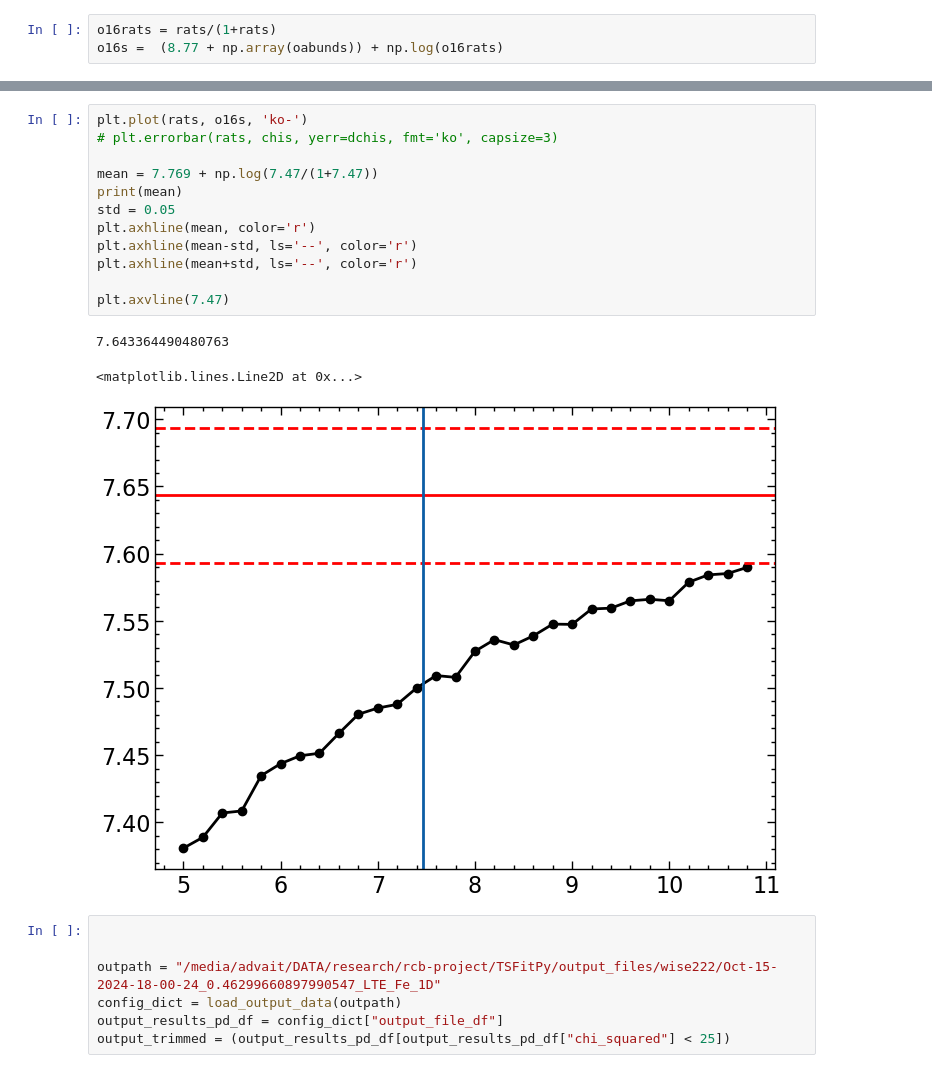
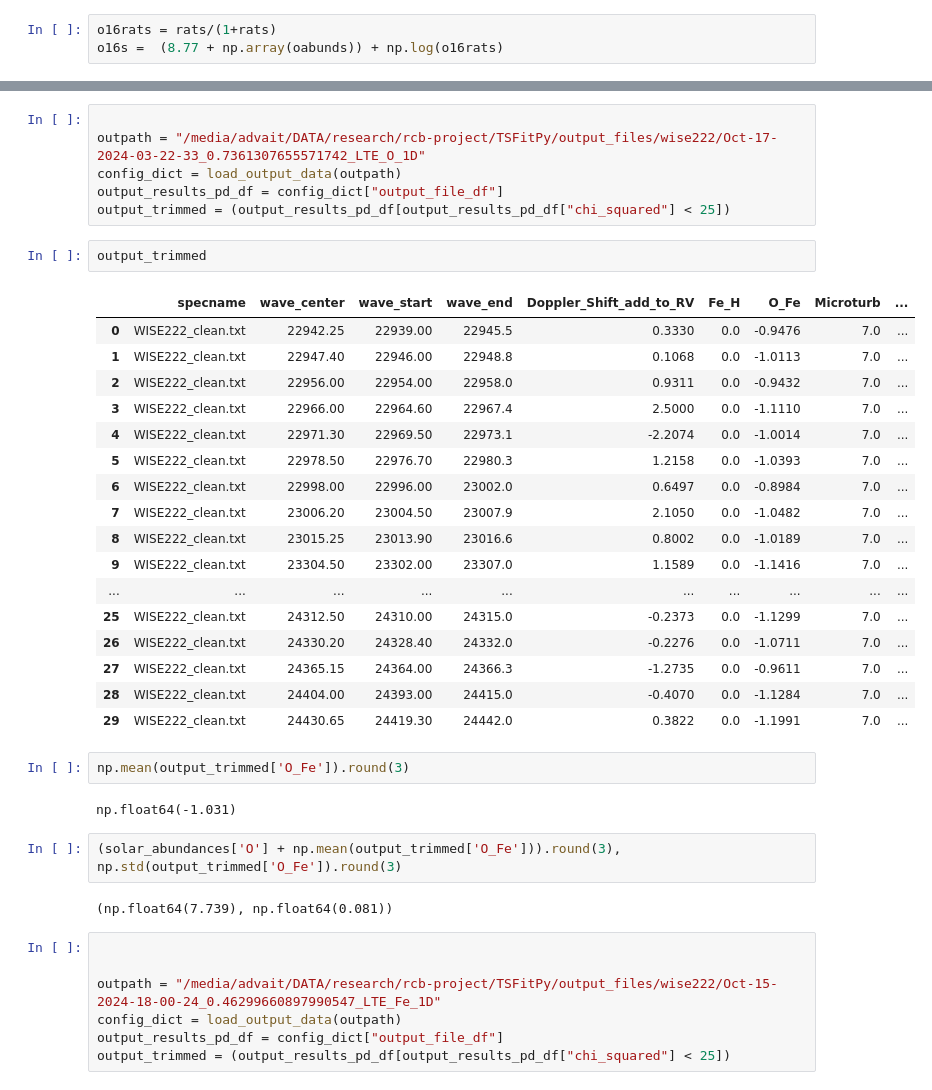
Before and after one commit to advaitmehla/TSFitPy, a Jupyter notebook: plotting_tools/wise222-CN.ipynb, the cells around one changed output, grey strips where cells are left out. Saved outputs shown, nothing was run; the diff lists cells and outputs as text.

```diff
--- a/plotting_tools/wise222-CN.ipynb
+++ b/plotting_tools/wise222-CN.ipynb
@@ -282,19 +312,37 @@ plt.axvline(7.47)
-# %%
-plt.plot(rats, o16s, 'ko-')
-# plt.errorbar(rats, chis, yerr=dchis, fmt='ko', capsize=3)
-
-mean = 7.769 + np.log(7.47/(1+7.47))
-print(mean)
-std = 0.05
-plt.axhline(mean, color='r')
-plt.axhline(mean-std, ls='--', color='r')
-plt.axhline(mean+std, ls='--', color='r')
-
-plt.axvline(7.47)
-# %% [output]
-7.643364490480763
-<matplotlib.lines.Line2D at 0x...>
-[figure, removed]
+# %%
+
+outpath = "/media/advait/DATA/research/rcb-project/TSFitPy/output_files/wise222/Oct-17-2024-03-22-33_0.7361307655571742_LTE_O_1D"
+config_dict = load_output_data(outpath)
+output_results_pd_df = config_dict["output_file_df"]
+output_trimmed = (output_results_pd_df[output_results_pd_df["chi_squared"] < 25])
+# %%
+output_trimmed
+# %% [output]
+|  | specname | wave_center | wave_start | wave_end | Doppler_Shift_add_to_RV | Fe_H | O_Fe | Microturb | ... |
+| 0 | WISE222_clean.txt | 22942.25 | 22939.00 | 22945.5 | 0.3330 | 0.0 | -0.9476 | 7.0 | ... |
+| 1 | WISE222_clean.txt | 22947.40 | 22946.00 | 22948.8 | 0.1068 | 0.0 | -1.0113 | 7.0 | ... |
+| 2 | WISE222_clean.txt | 22956.00 | 22954.00 | 22958.0 | 0.9311 | 0.0 | -0.9432 | 7.0 | ... |
+| 3 | WISE222_clean.txt | 22966.00 | 22964.60 | 22967.4 | 2.5000 | 0.0 | -1.1110 | 7.0 | ... |
+| 4 | WISE222_clean.txt | 22971.30 | 22969.50 | 22973.1 | -2.2074 | 0.0 | -1.0014 | 7.0 | ... |
+| 5 | WISE222_clean.txt | 22978.50 | 22976.70 | 22980.3 | 1.2158 | 0.0 | -1.0393 | 7.0 | ... |
+| 6 | WISE222_clean.txt | 22998.00 | 22996.00 | 23002.0 | 0.6497 | 0.0 | -0.8984 | 7.0 | ... |
+| 7 | WISE222_clean.txt | 23006.20 | 23004.50 | 23007.9 | 2.1050 | 0.0 | -1.0482 | 7.0 | ... |
+| 8 | WISE222_clean.txt | 23015.25 | 23013.90 | 23016.6 | 0.8002 | 0.0 | -1.0189 | 7.0 | ... |
+| 9 | WISE222_clean.txt | 23304.50 | 23302.00 | 23307.0 | 1.1589 | 0.0 | -1.1416 | 7.0 | ... |
+| ... | ... | ... | ... | ... | ... | ... | ... | ... | ... |
+| 25 | WISE222_clean.txt | 24312.50 | 24310.00 | 24315.0 | -0.2373 | 0.0 | -1.1299 | 7.0 | ... |
+| 26 | WISE222_clean.txt | 24330.20 | 24328.40 | 24332.0 | -0.2276 | 0.0 | -1.0711 | 7.0 | ... |
+| 27 | WISE222_clean.txt | 24365.15 | 24364.00 | 24366.3 | -1.2735 | 0.0 | -0.9611 | 7.0 | ... |
+| 28 | WISE222_clean.txt | 24404.00 | 24393.00 | 24415.0 | -0.4070 | 0.0 | -1.1284 | 7.0 | ... |
+| 29 | WISE222_clean.txt | 24430.65 | 24419.30 | 24442.0 | 0.3822 | 0.0 | -1.1991 | 7.0 | ... |
+# %%
+np.mean(output_trimmed['O_Fe']).round(3)
+# %% [output]
+np.float64(-1.031)
+# %%
+(solar_abundances['O'] + np.mean(output_trimmed['O_Fe'])).round(3), np.std(output_trimmed['O_Fe']).round(3)
+# %% [output]
+(np.float64(7.739), np.float64(0.081))
 # %%
 
 
```
Also changed, not shown: parts of 11 cells of this notebook, 31 other files.
